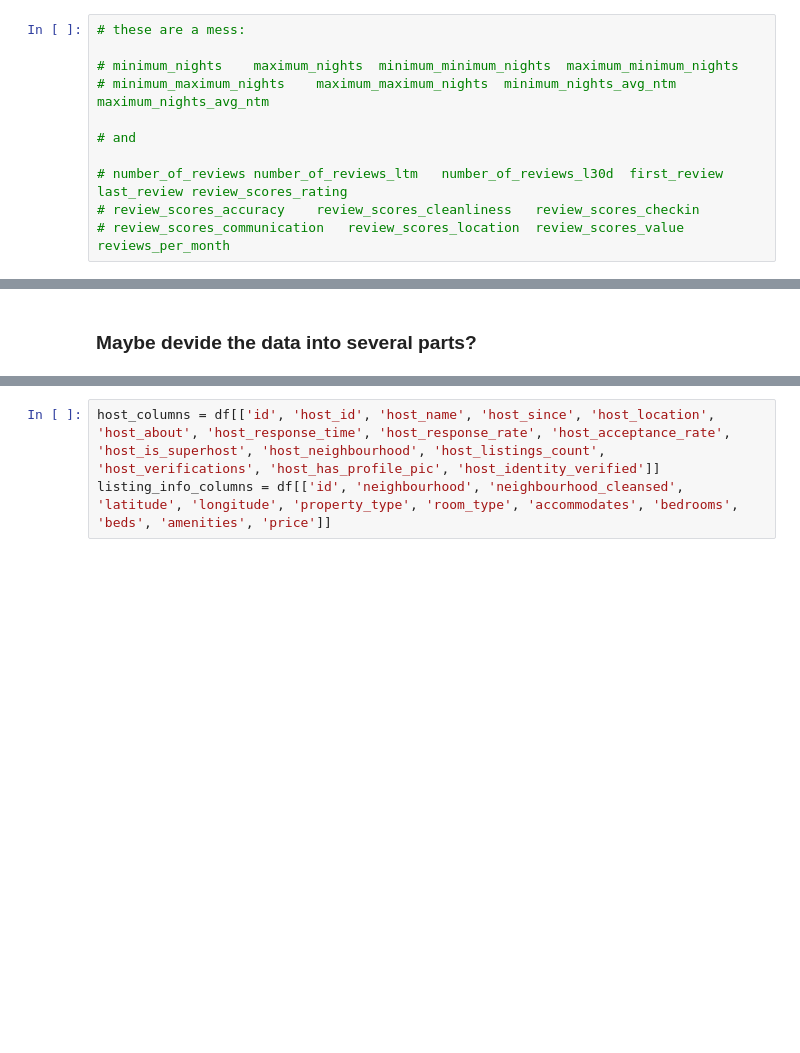
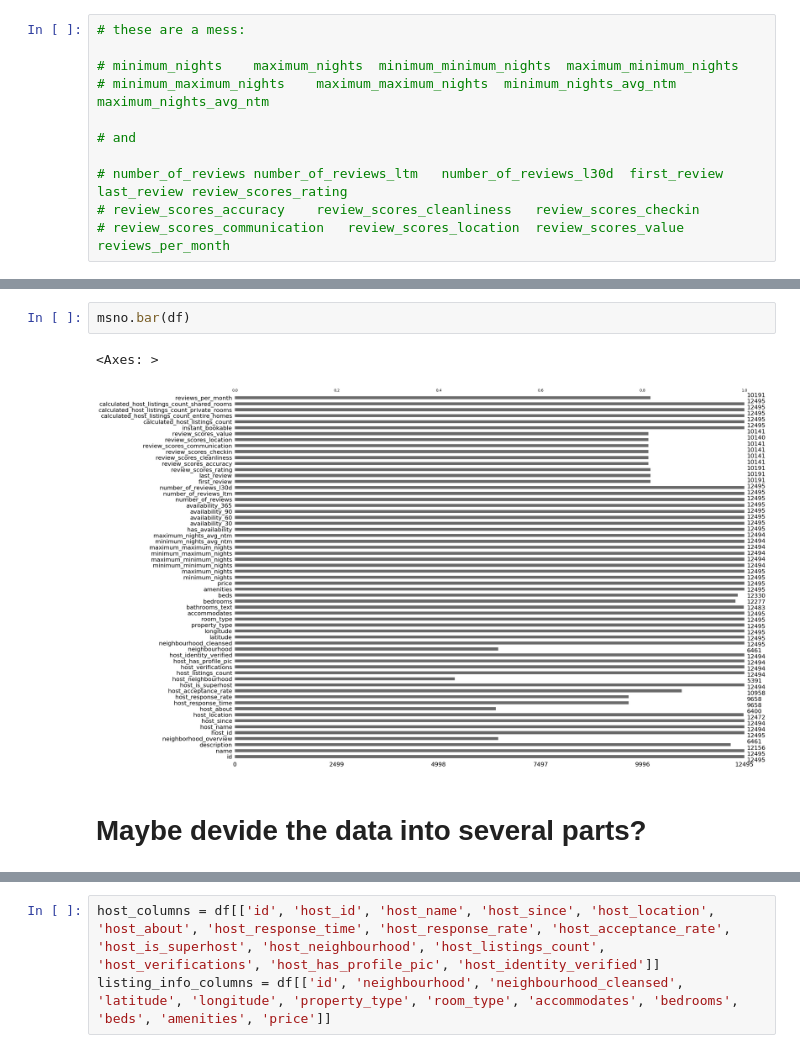
Before and after one commit to eirikvagen/data_management_exam, a Jupyter notebook: cleaning_script/initial_clean.ipynb, the cells around one changed output, grey strips where cells are left out. Saved outputs shown, nothing was run; the diff lists cells and outputs as text; blank space fills up the shorter version.

```diff
--- a/cleaning_script/initial_clean.ipynb
+++ b/cleaning_script/initial_clean.ipynb
@@ -152,2 +148,7 @@ plt.show()
+# %%
+msno.bar(df)
+# %% [output]
+<Axes: >
+[figure, added]
 # %% [markdown]
-### Maybe devide the data into several parts?
+# Maybe devide the data into several parts?
```
Also changed, not shown: parts of 8 cells of this notebook, 1 other file.
